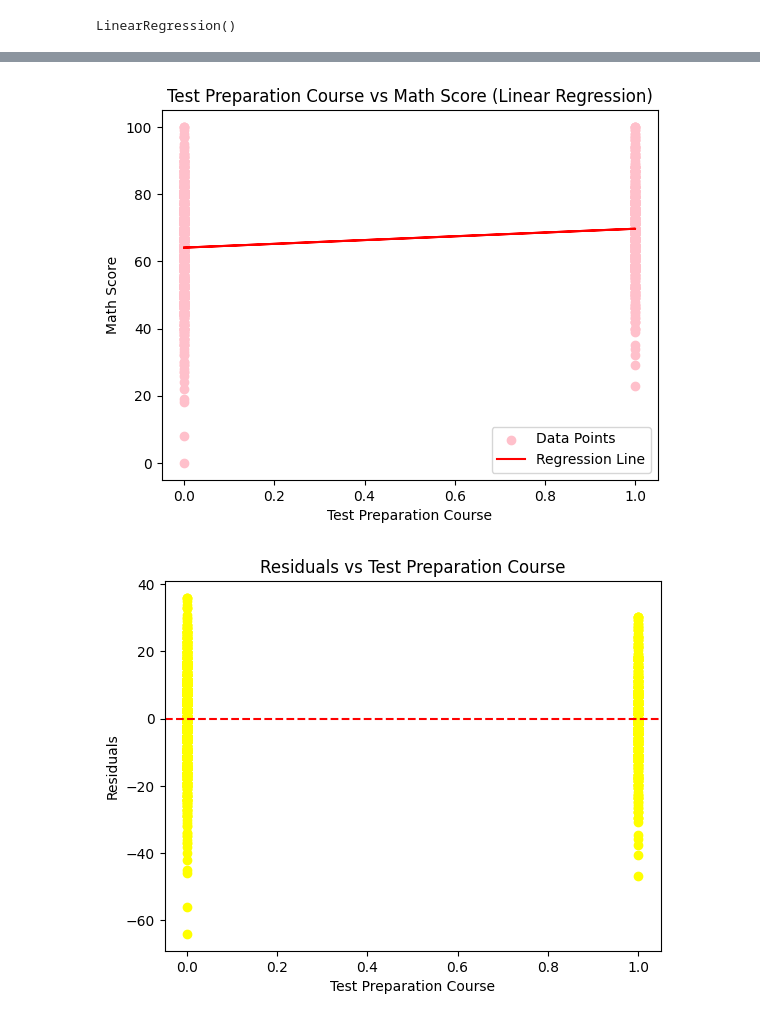
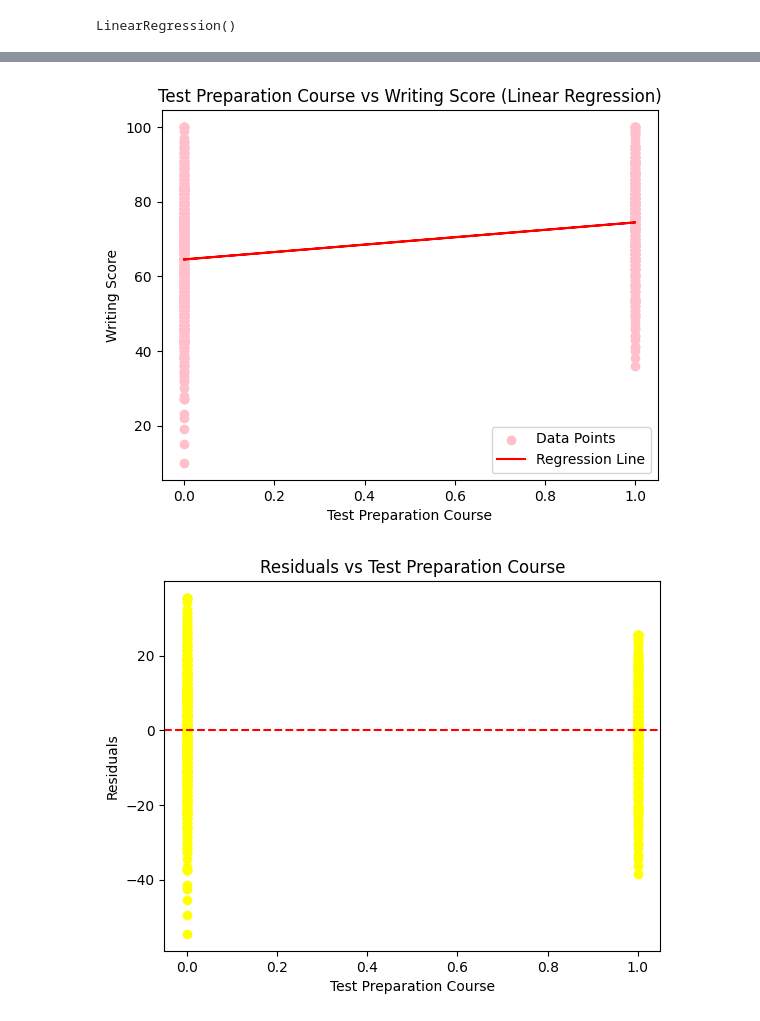
Before and after one commit to SHIELA4/BSIS2A_Felicitas-ShielaMaeB, a Jupyter notebook: StudPerformance1_EL02.ipynb, the cells around one changed output, grey strips where cells are left out. Cells and saved outputs as stored; diff of their text form; code cells hidden in the pictures.

```diff
--- a/StudPerformance1_EL02.ipynb
+++ b/StudPerformance1_EL02.ipynb
@@ -49,7 +49,7 @@ y_pred = simple_model.predict(X_simple)
 df['test preparation course'] = df['test preparation course'].astype(str).map({'none': 0, 'completed': 1}).fillna(0).astype(int)
 # %%
 x = df[['test preparation course']] #independent variable
-y = df['math score'] #dependent variable
+y = df['writing score'] #dependent variable
 # %%
 model = LinearRegression()
 model.fit(x, y)
@@ -113,14 +113,14 @@ Notes:
 # %%
 # Plotting the Regression Line and the Data Points
 plt.scatter(x, y, color='pink', label='Data Points')  # Actual data points
 plt.plot(x, y_pred, color='red', label='Regression Line')  # Regression line
-plt.title("Test Preparation Course vs Math Score (Linear Regression)")
+plt.title("Test Preparation Course vs Writing Score (Linear Regression)")
 plt.xlabel("Test Preparation Course")  # Label for X-axis
-plt.ylabel("Math Score")  # Label for Y-axis
+plt.ylabel("Writing Score")  # Label for Y-axis
 plt.legend()  # Display legend for plot
 plt.show()  # Show the plot
 # %% [output]
-[figure, old version]
+[figure, new version]
 # %%
 # Residuals Plot: Check for the residuals (actual - predicted values)
 residuals = y - y_pred  # Calculate residuals
@@ -131,7 +131,7 @@ plt.xlabel("Test Preparation Course")  # Label for X-axis
 plt.ylabel("Residuals")  # Label for Y-axis
 plt.show()  # Display residuals plot
 # %% [output]
-[figure, old version]
+[figure, new version]
 # %%
 # Maximum and minimum predicted Math Scores:
 print(f"\nMaximum predicted Math Score: {y_pred.max()}")  # Highest predicted math score
```
Also changed, not shown: parts of 14 cells of this notebook.
